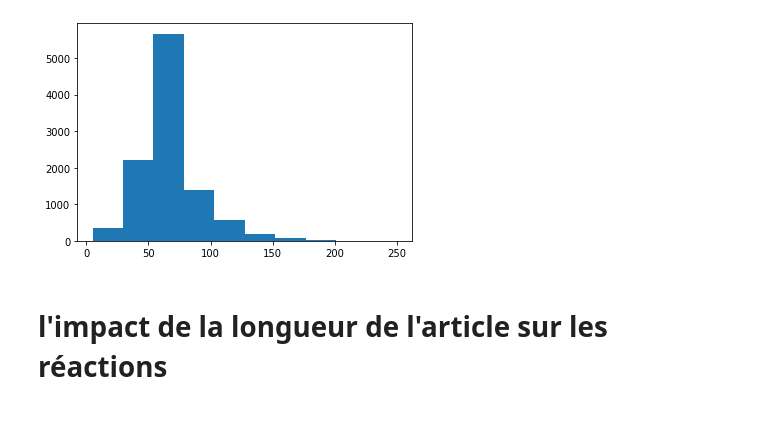
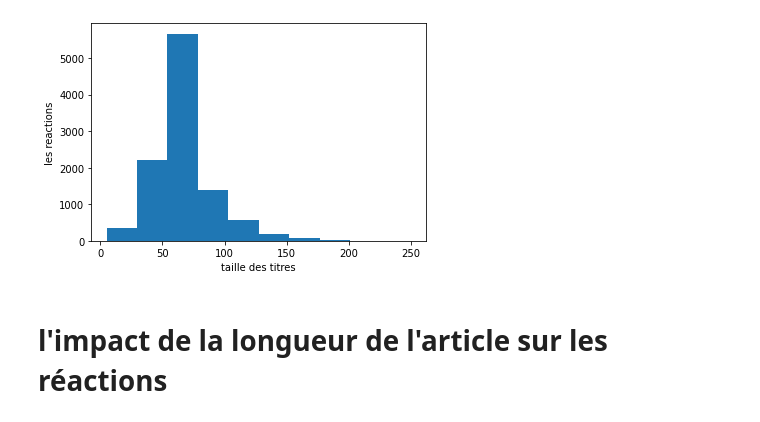
Before and after one commit to vittorio-c/Internet-news-data-with-readers-engagement, a Jupyter notebook: wissem.ipynb, the cells around one changed output. Drawn from its saved outputs; the diff is of its cells as text; code cells hidden in the pictures.

```diff
--- a/wissem.ipynb
+++ b/wissem.ipynb
@@ -29,8 +40,10 @@ df[['title_length','reactions_count']].groupby('title_length').sum('reactions_co
-# %%
-mpl.hist(df.title_length)
-mpl.show()
-# %% [output]
-[figure, removed]
+# %%
+plt.xlabel('taille des titres')
+plt.ylabel('les reactions')
+plt.hist(df.title_length)
+plt.show()
+# %% [output]
+[figure, added]
 # %% [markdown]
 # l'impact de la longueur de l'article sur les réactions
 # %%
```
Also changed, not shown: parts of 20 cells of this notebook, 1 other file.
